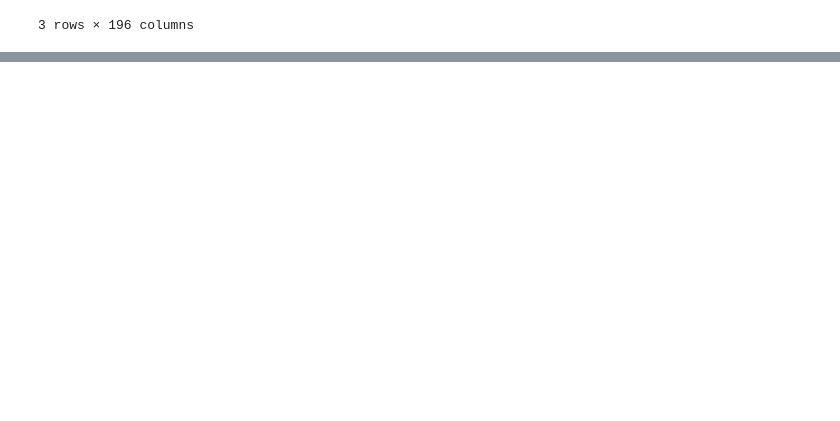
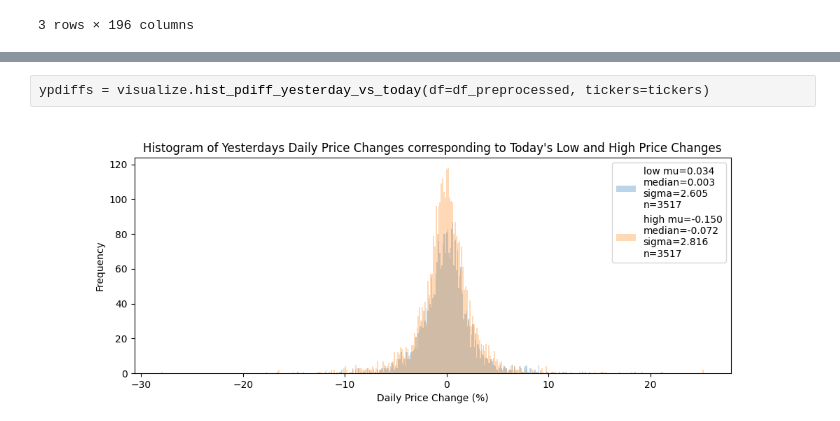
Before and after one commit to MrCartoonology/DayTradeAI, a Jupyter notebook: src/notebooks/eda.ipynb, the cells around one changed output, grey strips where cells are left out. Cells and saved outputs as stored; diff of their text form; blank space fills up the shorter version.

```diff
--- a/src/notebooks/eda.ipynb
+++ b/src/notebooks/eda.ipynb
@@ -119,0 +93,4 @@ Name: 2024-01-18 00:00:00, Length: 210, dtype: float64
+# %%
+ypdiffs = visualize.hist_pdiff_yesterday_vs_today(df=df_preprocessed, tickers=tickers)
+# %% [output]
+[figure, added]
```
Also changed, not shown: parts of 27 cells of this notebook, 6 other files.
